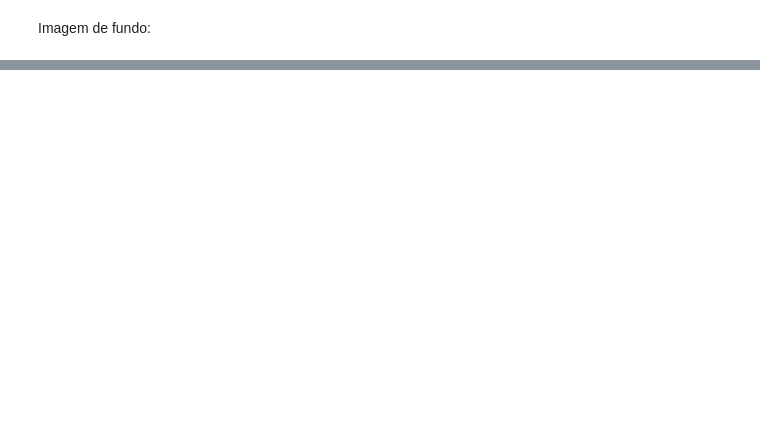
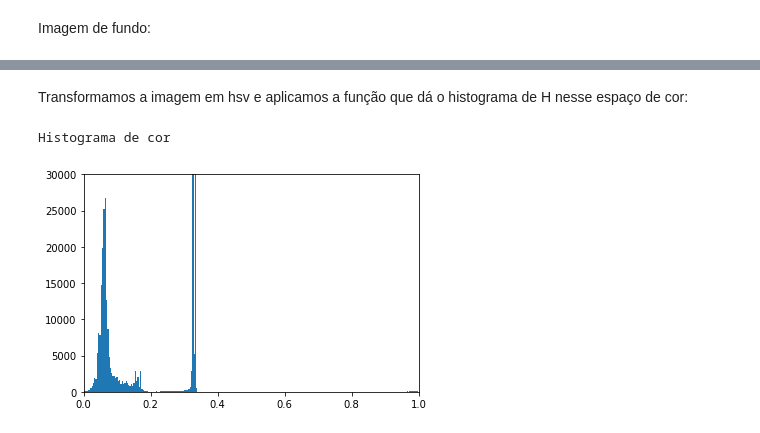
Before and after one commit to janarf/processamento-de-imagens1, a Jupyter notebook: tp1/tp1.ipynb, the cells around one changed output, grey strips where cells are left out. Saved outputs shown, nothing was run; the diff lists cells and outputs as text; code cells hidden in the pictures; blank space fills up the shorter version.

```diff
--- a/tp1/tp1.ipynb
+++ b/tp1/tp1.ipynb
@@ -27,8 +29,8 @@ def show(img):
 # %% [markdown]
 Histograma do H em hsv:
 # %%
-def hist_h(img,intensidade):
+def hist_h(img,intensidade,x1,x2):
     plt.hist(img[:,:,0].flatten(),256)
-    plt.xlim((0.27,0.4))
+    plt.xlim((x1,x2))
     plt.ylim((0,intensidade))
     plt.show()
@@ -117,0 +61,9 @@ maskbanana2 = mascara(banana2hsv,0.34,0.32)
+# %% [markdown]
+Transformamos a imagem em hsv e aplicamos a função que dá o histograma de H nesse espaço de cor:
+# %%
+gatohsv = color.rgb2hsv(gato)
+print('Histograma de cor')
+hist_h(gatohsv,30000,0,1)
+# %% [output]
+Histograma de cor
+[figure, added]
```
Also changed, not shown: parts of 61 cells of this notebook.
